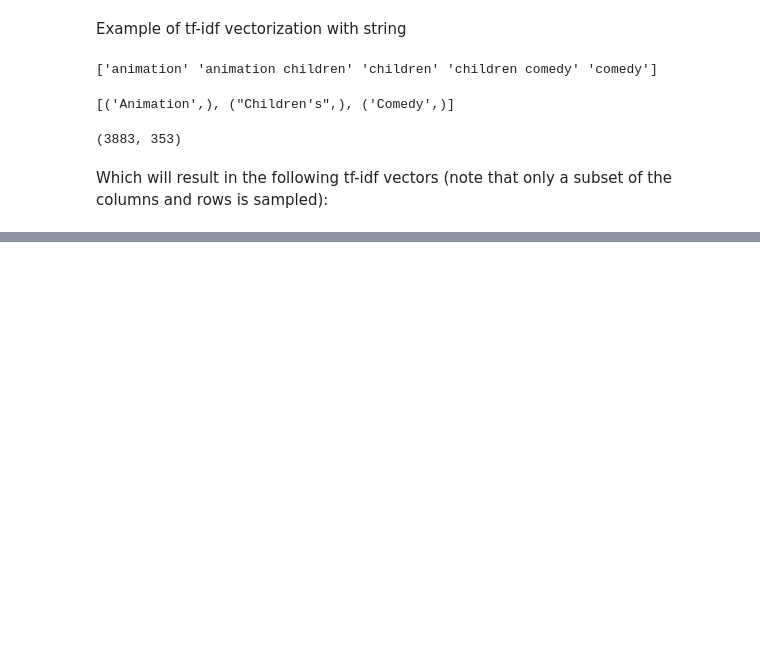
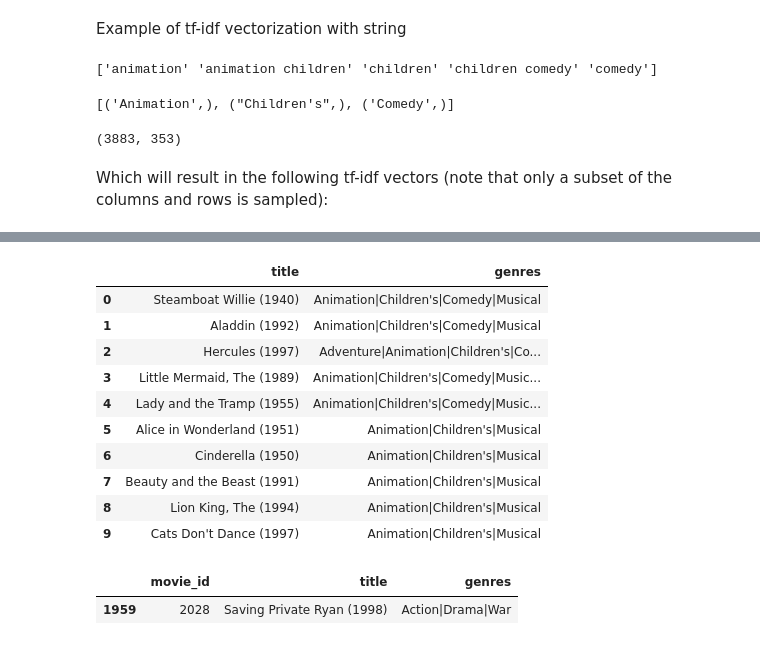
Before and after one commit to SabbosNgang/IR_FinalProject, a Jupyter notebook: Movie-content-based-recommender-using-tf-idf.ipynb, the cells around one changed output, grey strips where cells are left out. Saved outputs shown, nothing was run; the diff lists cells and outputs as text; code cells hidden in the pictures; blank space fills up the shorter version.

```diff
--- a/Movie-content-based-recommender-using-tf-idf.ipynb
+++ b/Movie-content-based-recommender-using-tf-idf.ipynb
@@ -215,0 +309,19 @@ Hi
+# %%
+genre_recommendations('Jungle Book, The (1967)', cosine_sim_df, movies[['title', 'genres']])
+# %% [output]
+|  | title | genres |
+| 0 | Steamboat Willie (1940) | Animation|Children's|Comedy|Musical |
+| 1 | Aladdin (1992) | Animation|Children's|Comedy|Musical |
+| 2 | Hercules (1997) | Adventure|Animation|Children's|Co... |
+| 3 | Little Mermaid, The (1989) | Animation|Children's|Comedy|Music... |
+| 4 | Lady and the Tramp (1955) | Animation|Children's|Comedy|Music... |
+| 5 | Alice in Wonderland (1951) | Animation|Children's|Musical |
+| 6 | Cinderella (1950) | Animation|Children's|Musical |
+| 7 | Beauty and the Beast (1991) | Animation|Children's|Musical |
+| 8 | Lion King, The (1994) | Animation|Children's|Musical |
+| 9 | Cats Don't Dance (1997) | Animation|Children's|Musical |
+# %%
+movies[movies.title.eq('Saving Private Ryan (1998)')]
+# %% [output]
+|  | movie_id | title | genres |
+| 1959 | 2028 | Saving Private Ryan (1998) | Action|Drama|War |
```
Also changed, not shown: parts of 16 cells of this notebook.
